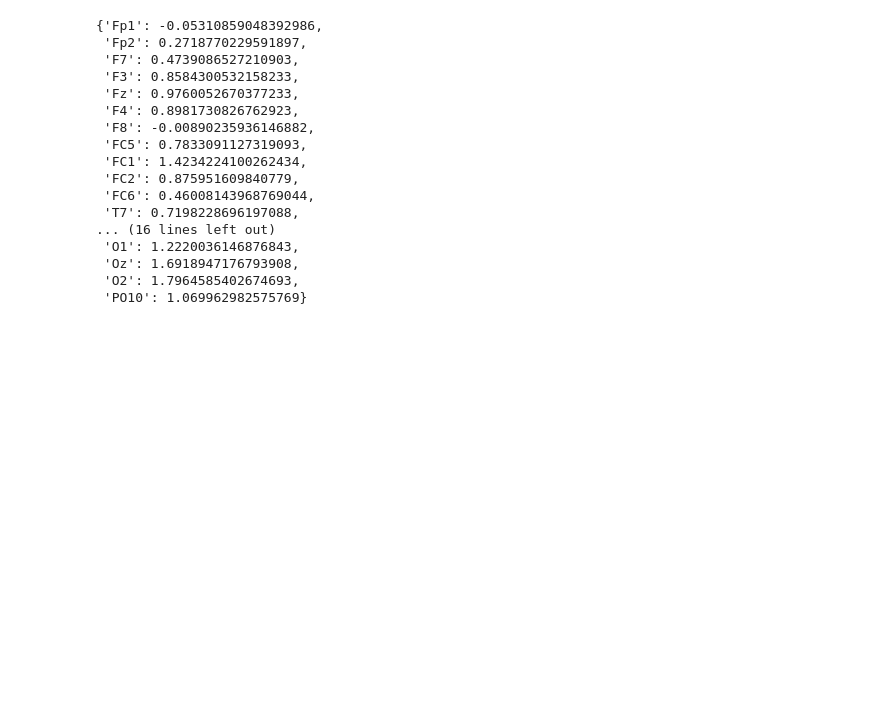
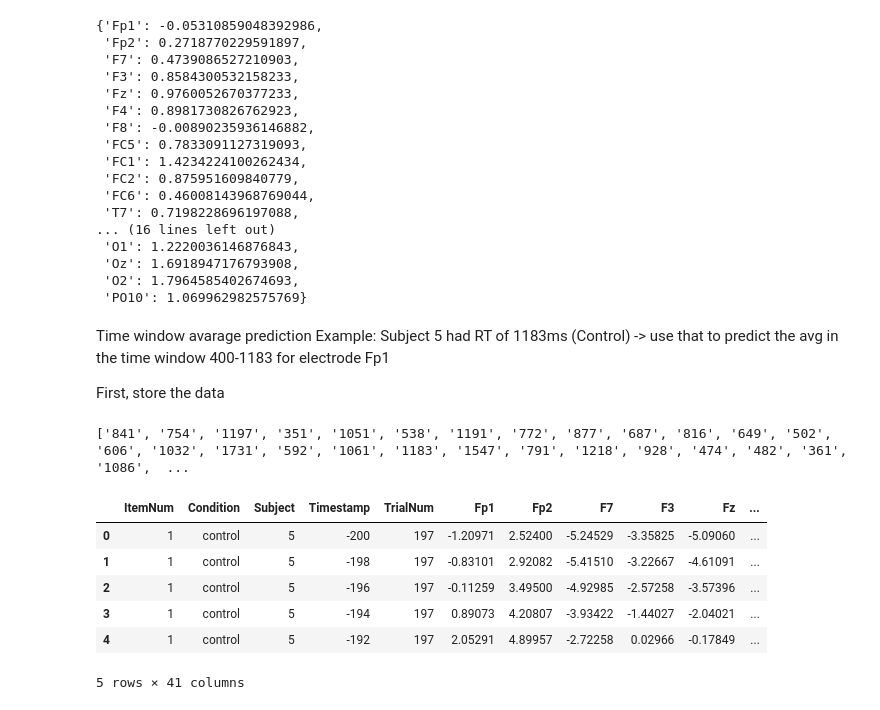
Before and after one commit to cristianionescu7/ERP_group3, a Jupyter notebook: main.ipynb, the cells around one changed output. Drawn from its saved outputs; the diff is of its cells as text; code cells hidden in the pictures; blank space fills up the shorter version.

```diff
--- a/main.ipynb
+++ b/main.ipynb
@@ -53,0 +59,28 @@ averages
+# %% [markdown]
+Time window avarage prediction
+Example:
+Subject 5 had RT of 1183ms (Control) -> use that to predict the avg in the time window 400-1183 for electrode Fp1
+
+First, store the data
+# %%
+response_time = []
+for line in spr_data:
+    line1 = line.split(sep = ',')
+    response_time.append(line1[3])
+response_time.pop(0)
+print(response_time)
+# %% [output]
+['841', '754', '1197', '351', '1051', '538', '1191', '772', '877', '687', '816', '649', '502', '606', '1032', '1731', '592', '1061', '1183', '1547', '791', '1218', '928', '474', '482', '361', '1086',  ...
+# %%
+spr_data = pd.read_csv('D:\CSAI Y2\S2\ResWork\spr_data\dbc_spr_data_combined.csv')
+data = pd.read_csv("D:\CSAI Y2\S2\ResWork\eeg_data\data\dbc_data.csv")
+# %%
+data.head(5)
+# %% [output]
+|  | ItemNum | Condition | Subject | Timestamp | TrialNum | Fp1 | Fp2 | F7 | F3 | Fz | ... |
+| 0 | 1 | control | 5 | -200 | 197 | -1.20971 | 2.52400 | -5.24529 | -3.35825 | -5.09060 | ... |
+| 1 | 1 | control | 5 | -198 | 197 | -0.83101 | 2.92082 | -5.41510 | -3.22667 | -4.61091 | ... |
+| 2 | 1 | control | 5 | -196 | 197 | -0.11259 | 3.49500 | -4.92985 | -2.57258 | -3.57396 | ... |
+| 3 | 1 | control | 5 | -194 | 197 | 0.89073 | 4.20807 | -3.93422 | -1.44027 | -2.04021 | ... |
+| 4 | 1 | control | 5 | -192 | 197 | 2.05291 | 4.89957 | -2.72258 | 0.02966 | -0.17849 | ... |
+5 rows × 41 columns
```
Also changed, not shown: parts of 7 cells of this notebook.
